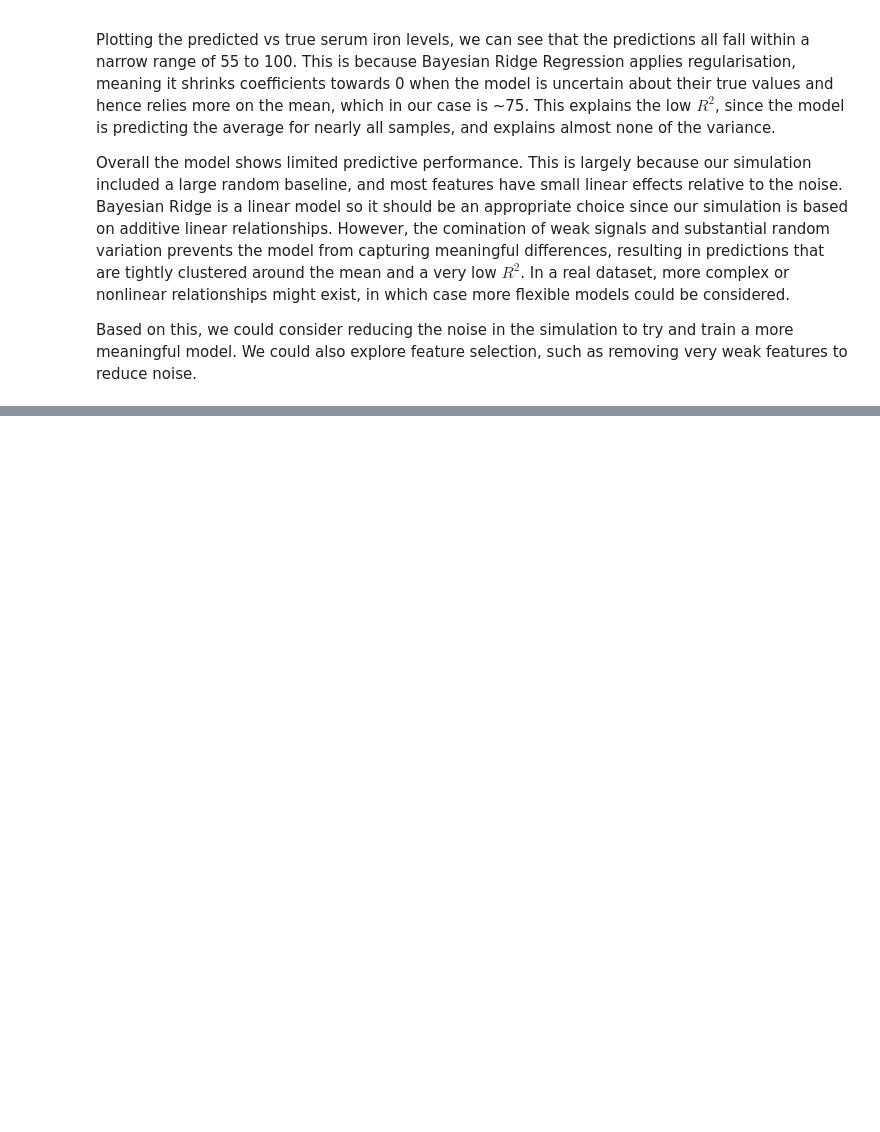
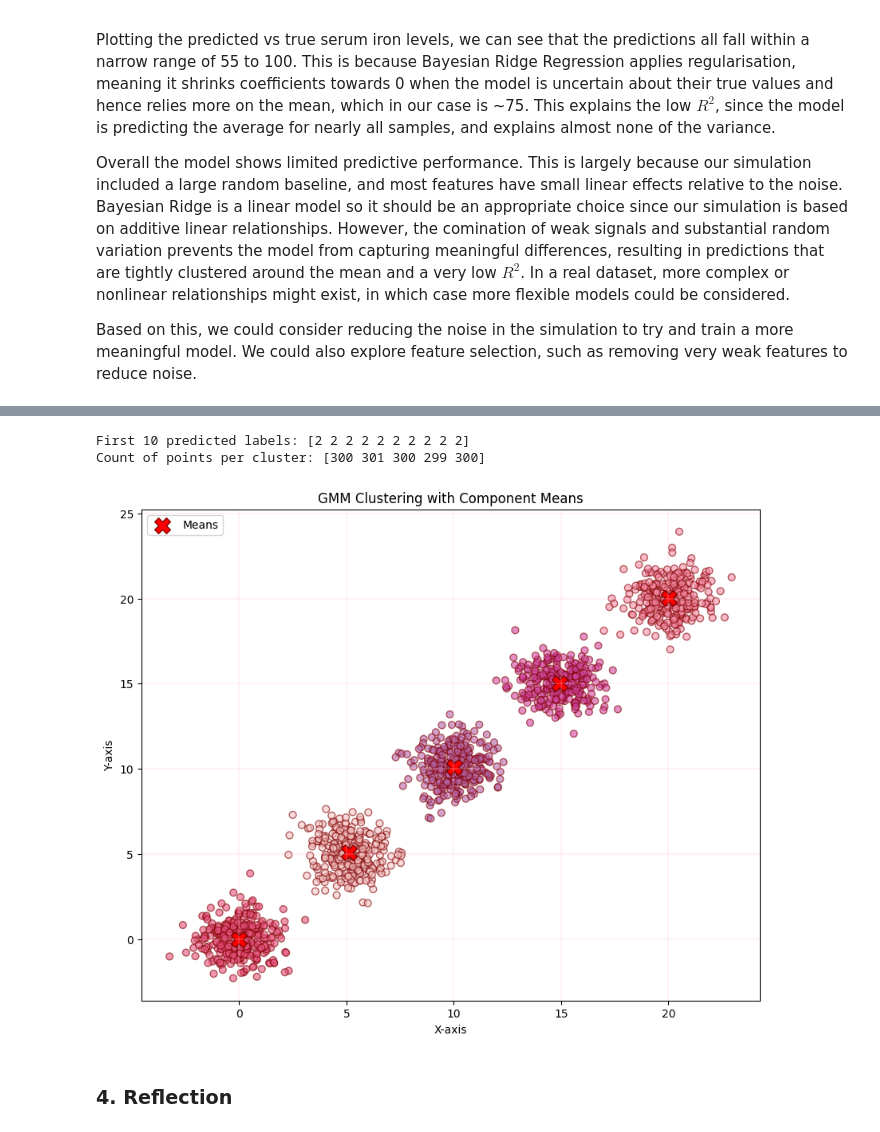
Before and after one commit to mariaponomarova/ML_project, a Jupyter notebook: gmm.ipynb, the cells around one changed output, grey strips where cells are left out. Drawn from its saved outputs; the diff is of its cells as text; code cells hidden in the pictures; blank space fills up the shorter version.

```diff
--- a/gmm.ipynb
+++ b/gmm.ipynb
@@ -146,0 +240,35 @@ Based on this, we could consider reducing the noise in the simulation to try and
+# %%
+#### CLUSTER ASSIGNMENT ####
+
+import matplotlib.pyplot as plt
+from matplotlib.colors import LinearSegmentedColormap
+
+cluster_labels = gmm.predict(data)
+
+# Show the first 10 predicted labels
+print(f"First 10 predicted labels: {cluster_labels[:10]}")
+# Show the count of points in each predicted cluster
+print(f"Count of points per cluster: {np.bincount(cluster_labels)}")
+
+pink_colors = ["#f4c2c2", "#f78da7", "#e75480", "#d147a3", "#b565a7"]
+pink_cmap = LinearSegmentedColormap.from_list("pinkish", pink_colors, N=5)
+
+# Plot the data points
+plt.figure(figsize=(10, 8))
+plt.scatter(data[:, 0], data[:, 1], c=cluster_labels, s=40, cmap=pink_cmap, alpha=0.6, edgecolor='maroon')
+
+# Plot the means of the components
+plt.scatter(gmm.means_[:, 0], gmm.means_[:, 1], c='red',edgecolor = "maroon", s=200, marker='X', label='Means')
+
+plt.title("GMM Clustering with Component Means")
+plt.xlabel("X-axis")
+plt.ylabel("Y-axis")
+plt.legend()
+plt.grid(color = "pink", linewidth = 0.3)
+plt.show()
+# %% [output]
+First 10 predicted labels: [2 2 2 2 2 2 2 2 2 2]
+Count of points per cluster: [300 301 300 299 300]
+[figure, added]
+# %% [markdown]
+### 4. Reflection
```
Also changed, not shown: parts of 8 cells of this notebook.
